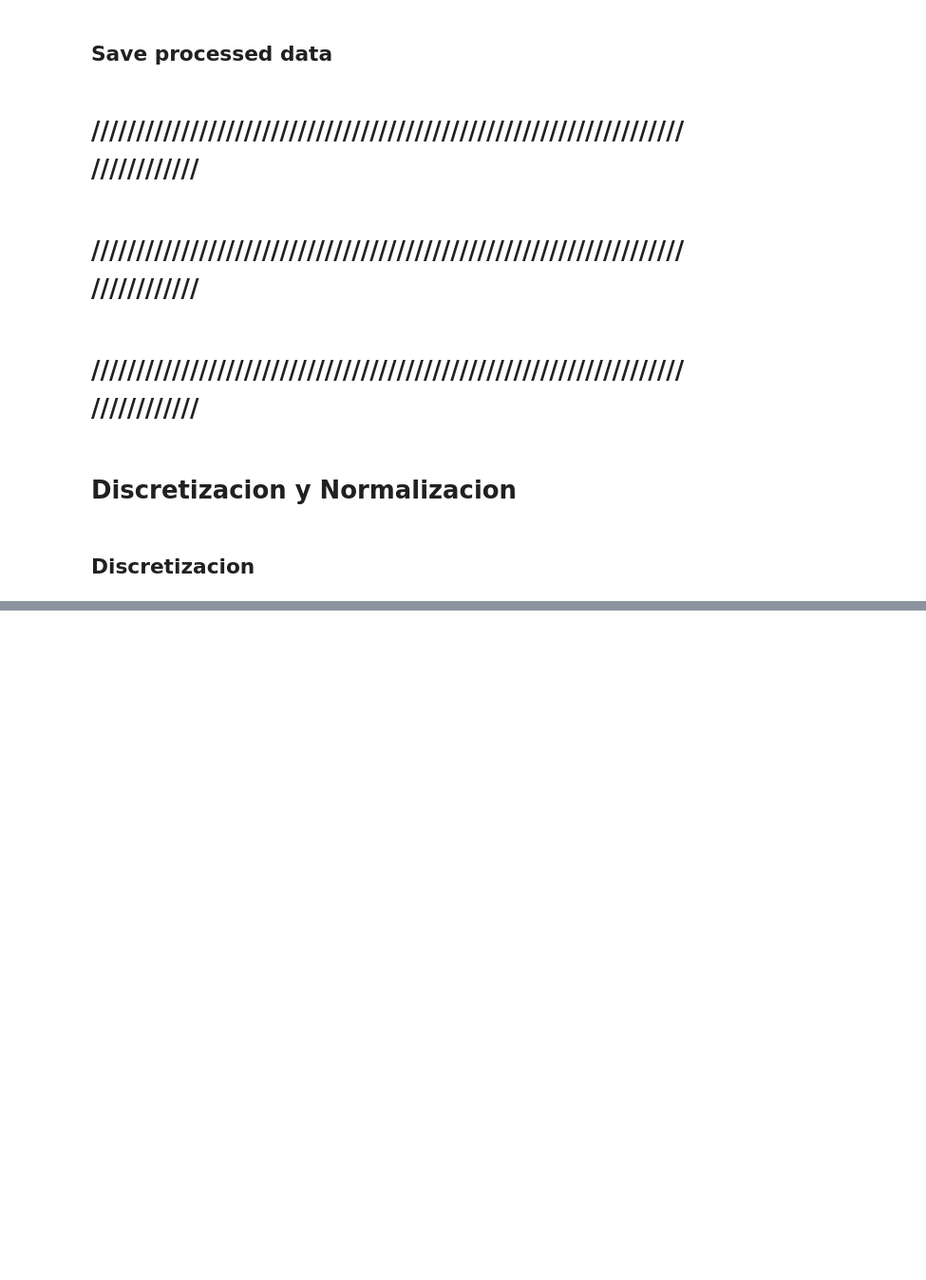
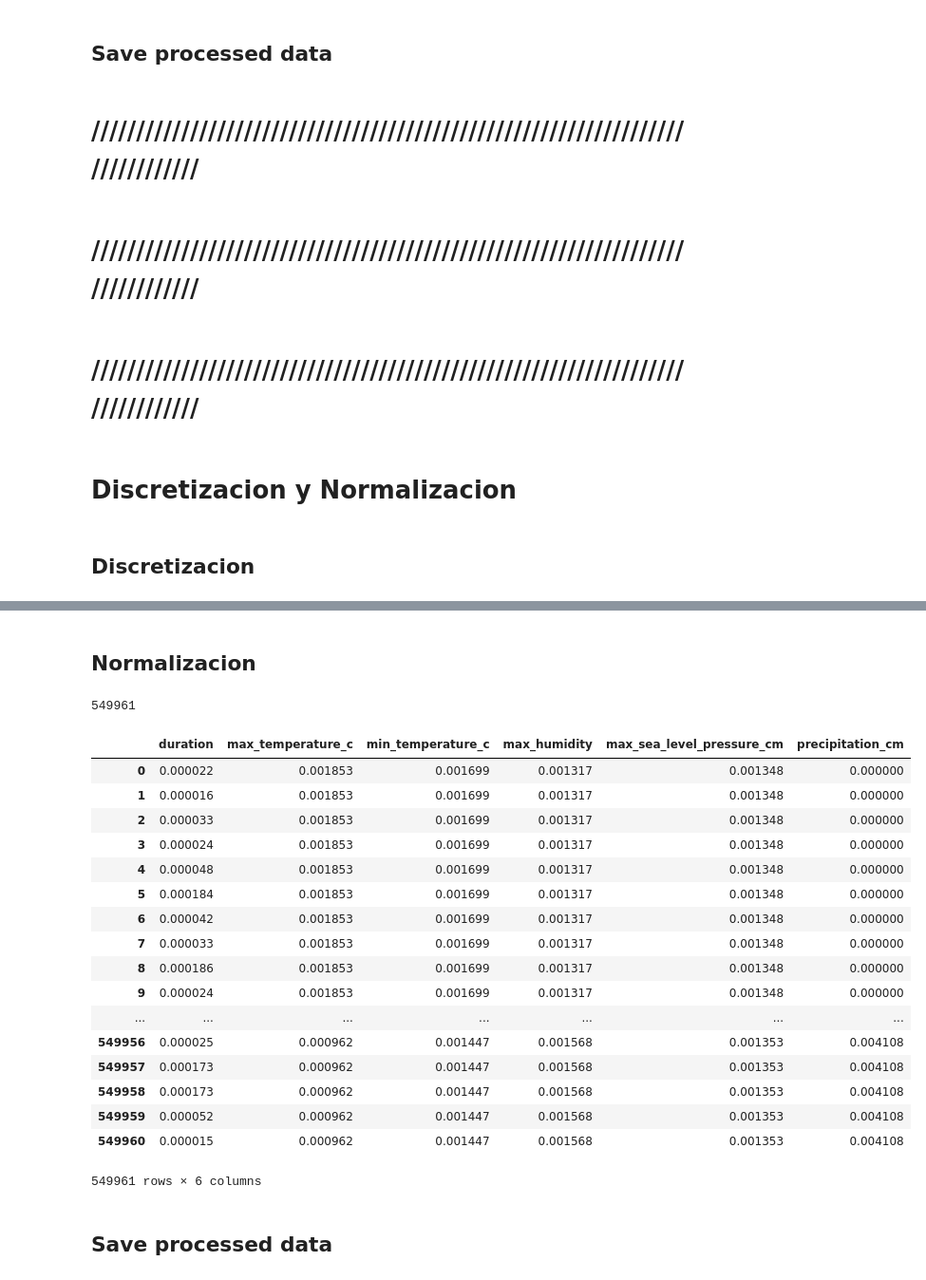
Before and after one commit to rozanecm/7506-MachineLearning, a Jupyter notebook: Notebooks/Preprocessing.ipynb, the cells around one changed output, grey strips where cells are left out. Shown: that part at 95% size. Saved outputs shown, nothing was run; the diff lists cells and outputs as text; code cells hidden in the pictures; blank space fills up the shorter version.

Commit message:
Actualizacion de discretizacion y normalizacion

```diff
--- a/Notebooks/Preprocessing.ipynb
+++ b/Notebooks/Preprocessing.ipynb
@@ -331,0 +416,11 @@ for i in listaEndName:
+# %%
+v = list(range(len(trainingSet.id)))
+days = list(range(7))
+dfEndDays = list(trainingSet.end_dayOfWeek)
+for i in days:
+    for j in range(len(dfEndDays)):
+        if(dfEndDays[j] == i):
+            v[j] = 1
+        else:
+            v[j] = 0
+    trainingSet['end_dayOfWeek_id'+str(i)] = v
@@ -331,0 +448,5 @@ for i in listaEndName:
+# %%
+listaSubscriptionType = []
+for i in list(trainingSet.subscription_type):
+    if i not in listaSubscriptionType:
+        listaSubscriptionType.append(i)
@@ -332,2 +457,12 @@ for i in listaEndName:
+# %%
+v = list(range(len(trainingSet.id)))
+subscriptionTypes = list(trainingSet.subscription_type)
+for i in listaSubscriptionType:
+    for j in range(len(subscriptionTypes)):
+        if(subscriptionTypes[j] == i):
+            v[j] = 1
+        else:
+            v[j] = 0
+    trainingSet['subscription_type_'+i] = v
 # %%
 trainingSet
@@ -339,0 +509,40 @@ trainingSet
+# %% [markdown]
+## Normalizacion
+# %%
+durationNormalize = preprocessing.normalize(trainingSet.duration)
+trainingSet['duration'] = durationNormalize[0]
+maxTemperatureNormalize = preprocessing.normalize(trainingSet.max_temperature_c)
+trainingSet['max_temperature_c'] = maxTemperatureNormalize[0]
+minTemperatureNormalize= preprocessing.normalize(trainingSet.min_temperature_c)
+trainingSet['min_temperature_c'] = minTemperatureNormalize[0]
+maxHumidityNormalize = preprocessing.normalize(trainingSet.max_humidity)
+trainingSet['max_humidity'] = maxHumidityNormalize[0]
+maxSeaLevelPressureNormalize = preprocessing.normalize(trainingSet.max_sea_level_pressure_cm)
+trainingSet['max_sea_level_pressure_cm'] = maxSeaLevelPressureNormalize[0]
+precipitationNormalize = preprocessing.normalize(trainingSet.precipitation_cm)
+trainingSet['precipitation_cm'] = precipitationNormalize[0]
+# %% [output]
+549961
+# %%
+trainingSet.loc[:,['duration','max_temperature_c','min_temperature_c','max_humidity','max_sea_level_pressure_cm','precipitation_cm']]
+# %% [output]
+|  | duration | max_temperature_c | min_temperature_c | max_humidity | max_sea_level_pressure_cm | precipitation_cm |
+| 0 | 0.000022 | 0.001853 | 0.001699 | 0.001317 | 0.001348 | 0.000000 |
+| 1 | 0.000016 | 0.001853 | 0.001699 | 0.001317 | 0.001348 | 0.000000 |
+| 2 | 0.000033 | 0.001853 | 0.001699 | 0.001317 | 0.001348 | 0.000000 |
+| 3 | 0.000024 | 0.001853 | 0.001699 | 0.001317 | 0.001348 | 0.000000 |
+| 4 | 0.000048 | 0.001853 | 0.001699 | 0.001317 | 0.001348 | 0.000000 |
+| 5 | 0.000184 | 0.001853 | 0.001699 | 0.001317 | 0.001348 | 0.000000 |
+| 6 | 0.000042 | 0.001853 | 0.001699 | 0.001317 | 0.001348 | 0.000000 |
+| 7 | 0.000033 | 0.001853 | 0.001699 | 0.001317 | 0.001348 | 0.000000 |
+| 8 | 0.000186 | 0.001853 | 0.001699 | 0.001317 | 0.001348 | 0.000000 |
+| 9 | 0.000024 | 0.001853 | 0.001699 | 0.001317 | 0.001348 | 0.000000 |
+| ... | ... | ... | ... | ... | ... | ... |
+| 549956 | 0.000025 | 0.000962 | 0.001447 | 0.001568 | 0.001353 | 0.004108 |
+| 549957 | 0.000173 | 0.000962 | 0.001447 | 0.001568 | 0.001353 | 0.004108 |
+| 549958 | 0.000173 | 0.000962 | 0.001447 | 0.001568 | 0.001353 | 0.004108 |
+| 549959 | 0.000052 | 0.000962 | 0.001447 | 0.001568 | 0.001353 | 0.004108 |
+| 549960 | 0.000015 | 0.000962 | 0.001447 | 0.001568 | 0.001353 | 0.004108 |
+549961 rows × 6 columns
+# %% [markdown]
+## Save processed data
```
Also changed, not shown: parts of 16 cells of this notebook.
